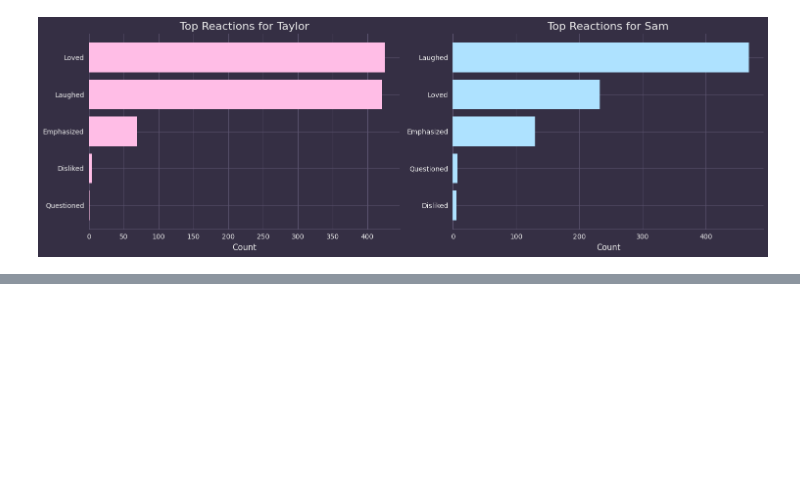
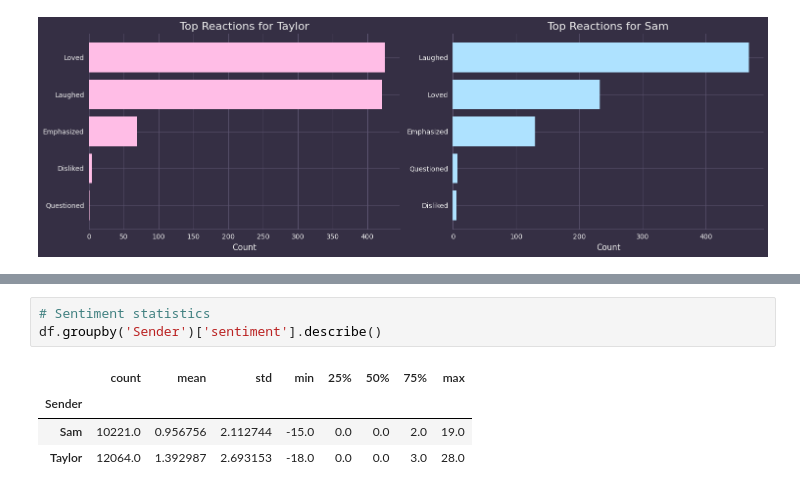
Before and after one commit to scs5/text-analytics, a Jupyter notebook: src/analysis.ipynb, the cells around one changed output, grey strips where cells are left out. Saved outputs shown, nothing was run; the diff lists cells and outputs as text; blank space fills up the shorter version.

```diff
--- a/src/analysis.ipynb
+++ b/src/analysis.ipynb
@@ -520,0 +553,8 @@ plt.show()
+# %%
+# Sentiment statistics
+df.groupby('Sender')['sentiment'].describe()
+# %% [output]
+|  | count | mean | std | min | 25% | 50% | 75% | max |
+| Sender |  |  |  |  |  |  |  |  |
+| Sam | 10221.0 | 0.956756 | 2.112744 | -15.0 | 0.0 | 0.0 | 2.0 | 19.0 |
+| Taylor | 12064.0 | 1.392987 | 2.693153 | -18.0 | 0.0 | 0.0 | 3.0 | 28.0 |
```
Also changed, not shown: parts of 3 cells of this notebook, 2 other files.
